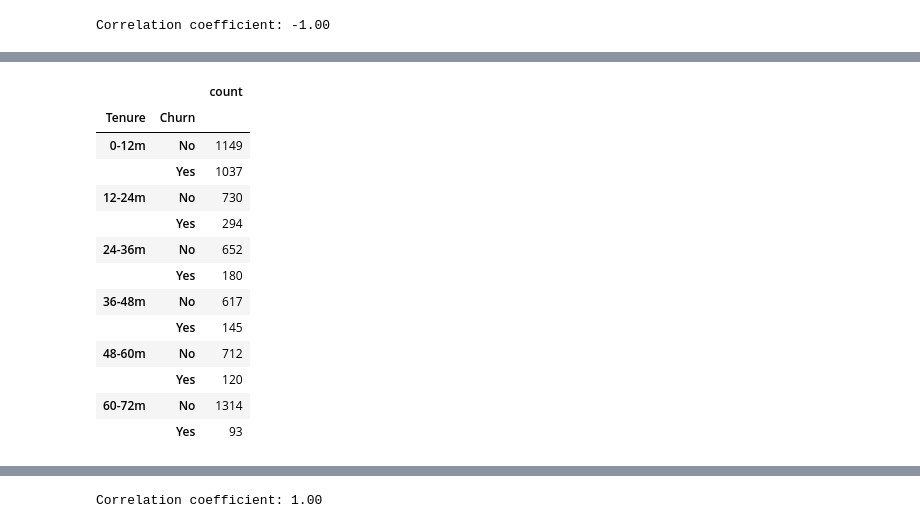
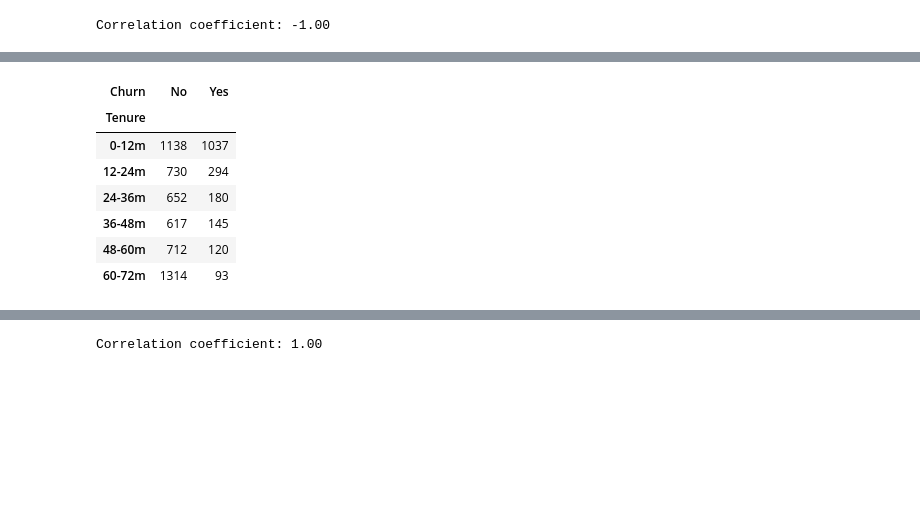
Before and after one commit to Eder-2024/Project_1-Telco, a Jupyter notebook: Hypothesis/Hypothesis 1&3 .ipynb, the cells around one changed output, grey strips where cells are left out. Cells and saved outputs as stored; diff of their text form; code cells hidden in the pictures; blank space fills up the shorter version.

```diff
--- a/Hypothesis/Hypothesis 1&3 .ipynb
+++ b/Hypothesis/Hypothesis 1&3 .ipynb
@@ -5,10 +5,10 @@ import pandas as pd
 import numpy as np
 import scipy.stats as st
 from scipy.stats import sem
-from scipy.stats import linregress
+
 
 # Path where csv file is located
-data_path = "csv_file/WA_Fn-UseC_-Telco-Customer-Churn.csv"
+data_path = "../csv_file/WA_Fn-UseC_-Telco-Customer-Churn.csv"
 #Reading the csv file
 data_churn = pd.read_csv(data_path)
 #Reading csv file
@@ -115,3 +115,0 @@ print(blank_cells)
-# %%
-#Trying to convert cell TotalCharges to float since it is as object
-data_churn=data_churn.astype({"TotalCharges":float})
@@ -224,7 +262,7 @@ tenure_st
 tenure_bins = [-1, 12, 24, 36, 48, 60, 72, 120]
 labels = ["0-12m", "12-24m", "24-36m", "36-48m", "48-60m", "60-72m", ">72m" ]
 
-tenure_df = data_churn.copy()
+tenure_df = data_churn
 # Use `pd.cut` on the data churn dataframe to categorize tenure on the bins.
 tenure_df["Tenure"] = pd.cut(data_churn["tenure"], tenure_bins, labels =labels)
 
@@ -248,22 +286,16 @@ tenure_df
 # %%
 #Group by Tenure bins
-Tenure_bins_summary = pd.DataFrame(tenure_df.groupby('Tenure')['Churn'].value_counts())
+Tenure_bins_summary = pd.DataFrame(tenure_df.groupby('Tenure')['Churn'].value_counts().unstack())
 Tenure_bins_summary
 # %% [output]
-|  |  | count |
-| Tenure | Churn |  |
-| 0-12m | No | 1149 |
-|  | Yes | 1037 |
-| 12-24m | No | 730 |
-|  | Yes | 294 |
-| 24-36m | No | 652 |
-|  | Yes | 180 |
-| 36-48m | No | 617 |
-|  | Yes | 145 |
-| 48-60m | No | 712 |
-|  | Yes | 120 |
-| 60-72m | No | 1314 |
-|  | Yes | 93 |
+| Churn | No | Yes |
+| Tenure |  |  |
+| 0-12m | 1138 | 1037 |
+| 12-24m | 730 | 294 |
+| 24-36m | 652 | 180 |
+| 36-48m | 617 | 145 |
+| 48-60m | 712 | 120 |
+| 60-72m | 1314 | 93 |
 # %%
 #Stack column chart to show
 # Set 'Category' as index for better plotting
```
Also changed, not shown: parts of 25 cells of this notebook, 8 other files.
